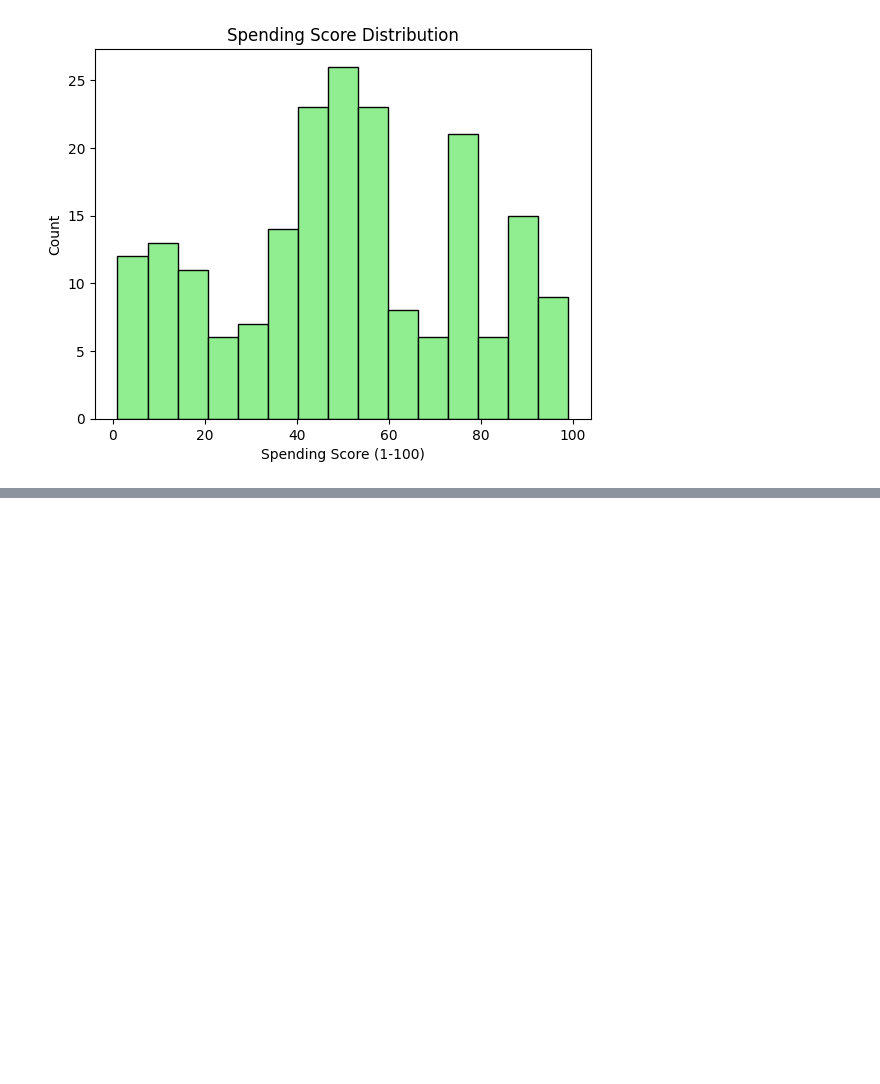
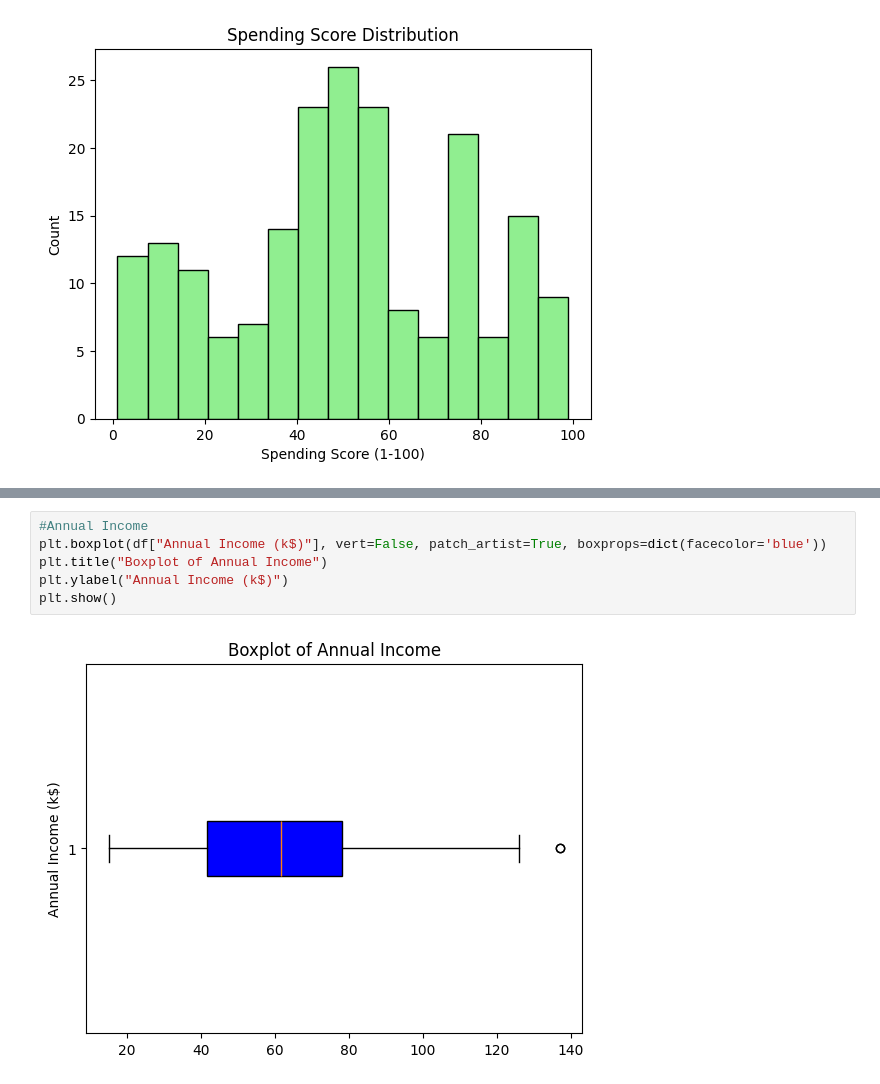
Before and after one commit to PriyankaaNigam/AI-Data-Unlocked, a Jupyter notebook: customer_segmentation/notebooks/mall_segmentation.ipynb, the cells around one changed output, grey strips where cells are left out. Drawn from its saved outputs; the diff is of its cells as text; blank space fills up the shorter version.

```diff
--- a/customer_segmentation/notebooks/mall_segmentation.ipynb
+++ b/customer_segmentation/notebooks/mall_segmentation.ipynb
@@ -83,0 +92,8 @@ plt.show()
+# %%
+#Annual Income
+plt.boxplot(df["Annual Income (k$)"], vert=False, patch_artist=True, boxprops=dict(facecolor='blue'))
+plt.title("Boxplot of Annual Income")
+plt.ylabel("Annual Income (k$)")
+plt.show()
+# %% [output]
+[figure, added]
```
Also changed, not shown: parts of 2 cells of this notebook.
